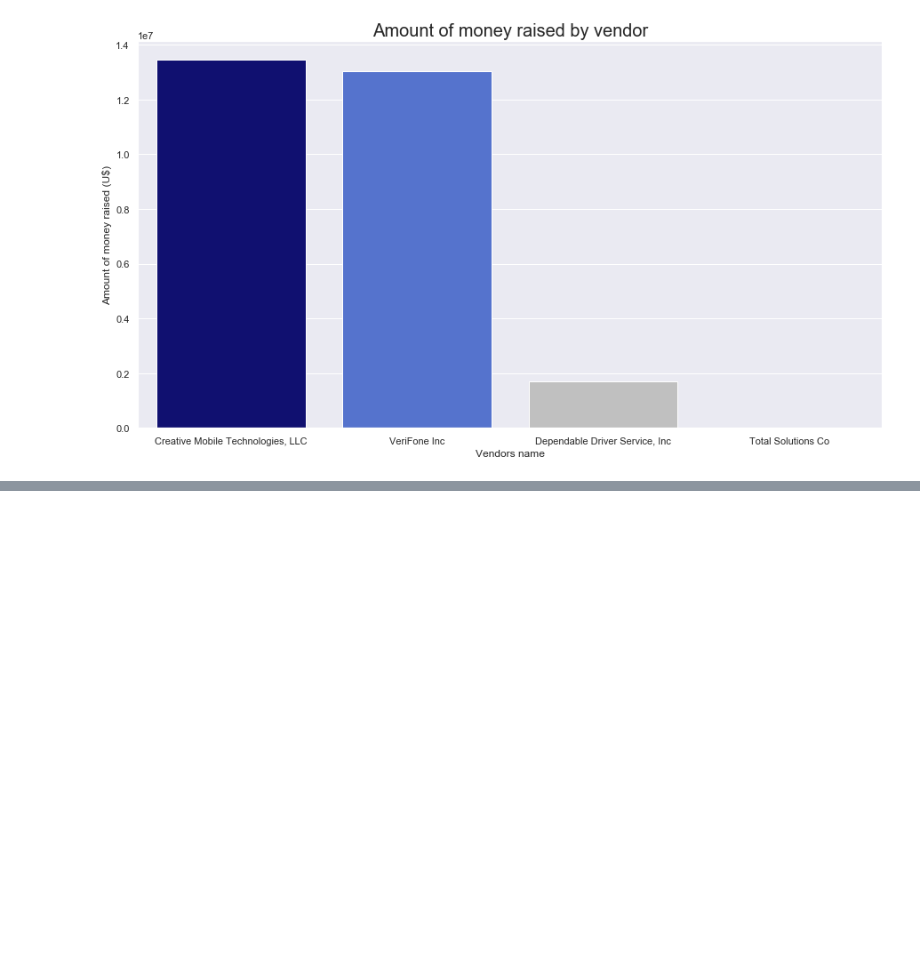
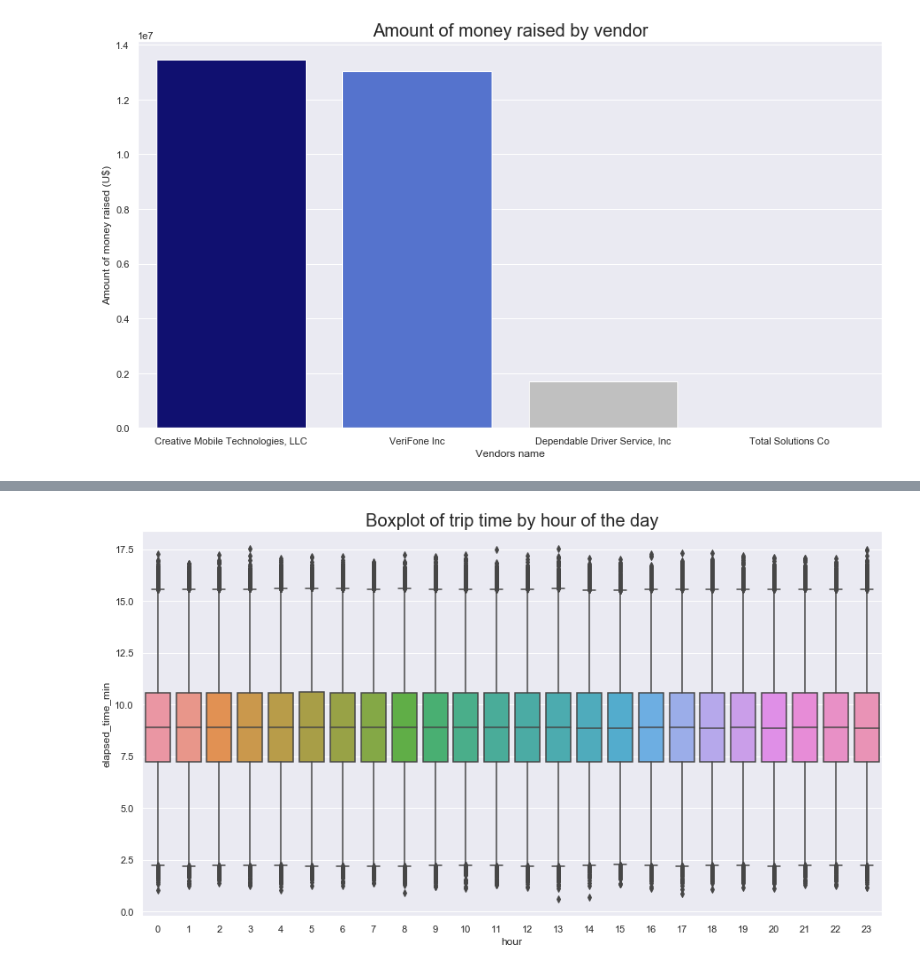
Before and after one commit to debortolithullio/NYC-Taxi-Trips, a Jupyter notebook: Analysis.ipynb, the cells around one changed output, grey strips where cells are left out. Saved outputs shown, nothing was run; the diff lists cells and outputs as text; code cells hidden in the pictures; blank space fills up the shorter version.

```diff
--- a/Analysis.ipynb
+++ b/Analysis.ipynb
@@ -300,0 +365,11 @@ So, Creative Mobile Technologies and VeriFone had raised way much more money tha
+# %%
+df_plot = df[['total_amount', 'pickup_datetime', 'elapsed_time_hours']].copy()
+df_plot['hour'] = df_plot.pickup_datetime.dt.hour
+df_plot['elapsed_time_min'] = df_plot.elapsed_time_hours*60
+# %%
+sns.boxplot(x="hour", y="elapsed_time_min", data=df_plot);
+
+ax = plt.gca()
+ax.set_title('Boxplot of trip time by hour of the day', fontsize = 20);
+# %% [output]
+[figure, added]
```
Also changed, not shown: parts of 36 cells of this notebook.
